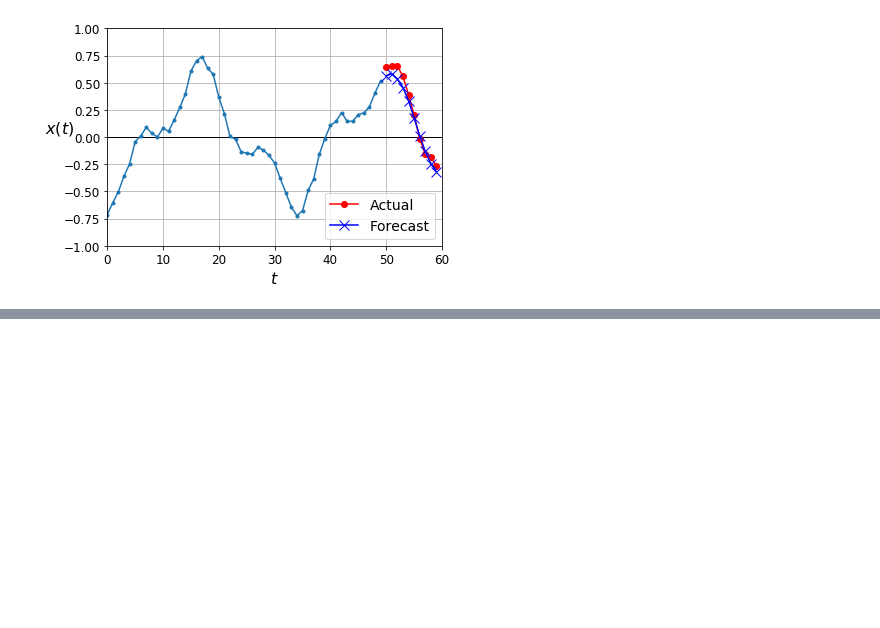
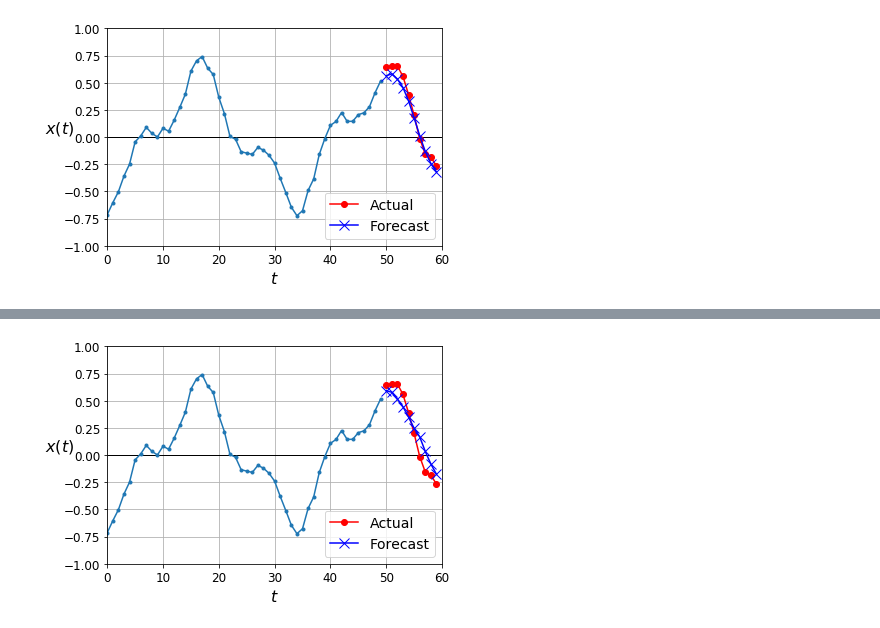
Before and after one commit to rschmidt347/python_ML, a Jupyter notebook: 15_sequences_using_rnns_and_cnns.ipynb, the cells around one changed output, grey strips where cells are left out. Saved outputs shown, nothing was run; the diff lists cells and outputs as text; code cells hidden in the pictures; blank space fills up the shorter version.

```diff
--- a/15_sequences_using_rnns_and_cnns.ipynb
+++ b/15_sequences_using_rnns_and_cnns.ipynb
@@ -581,0 +895,7 @@ plt.show()
+# %%
+# Generate test data
+np.random.seed(43)
+
+series = generate_time_series(1, n_steps + 10)
+x_new, y_new = series[:, :50, :], series[:, 50:, :]
+y_pred = model.predict(x_new)[:, -1][..., np.newaxis]
@@ -581,0 +904,6 @@ plt.show()
+# %%
+# Eval plot
+plot_multiple_forecasts(x_new, y_new, y_pred)
+plt.show()
+# %% [output]
+[figure, added]
```
Also changed, not shown: parts of 24 cells of this notebook.
